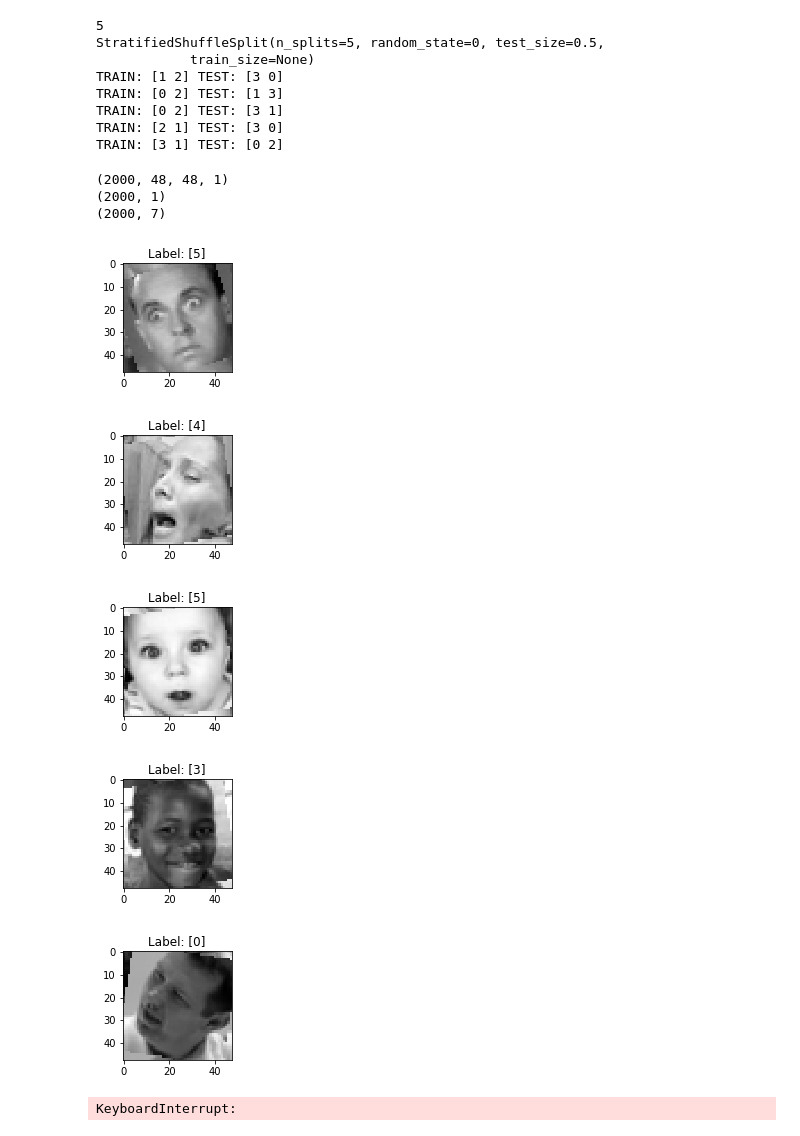
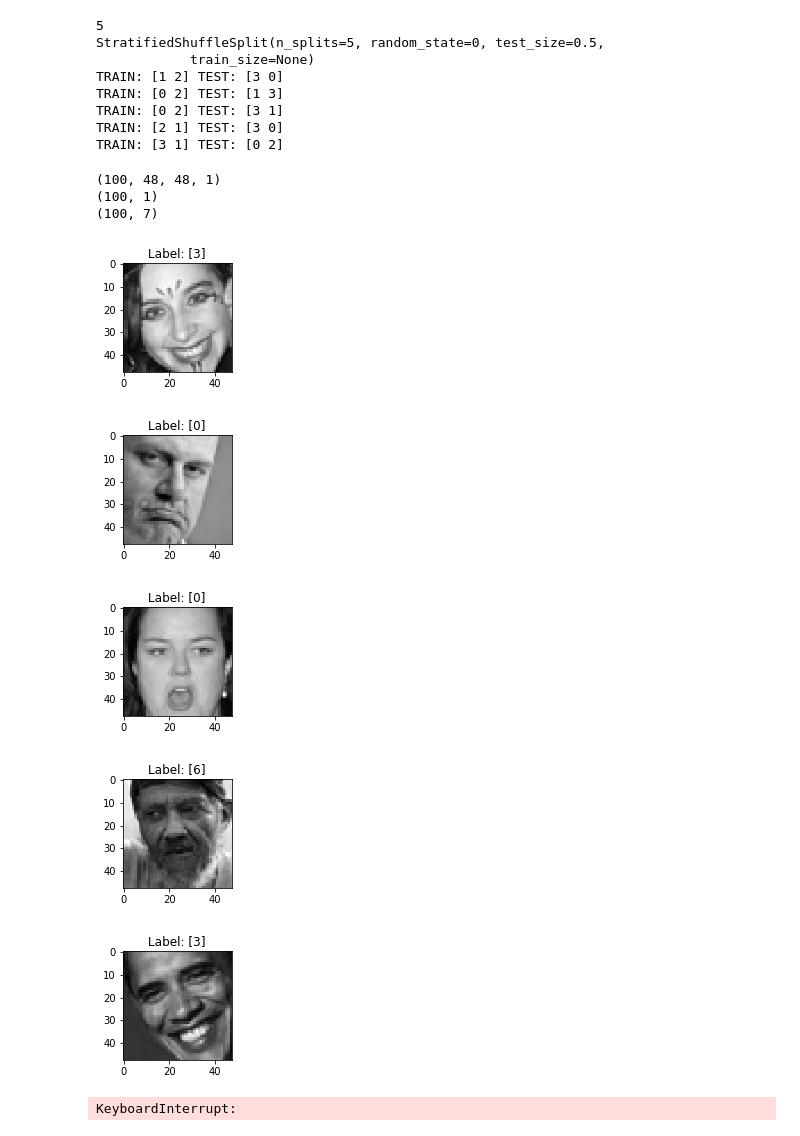
Before and after one commit to frankShih/face_classification_keras, a Jupyter notebook: expression_classification.ipynb, the cells around one changed output. Cells and saved outputs as stored; diff of their text form; code cells hidden in the pictures.

Commit message:
Add more data augmentation options. Add initializer, regularizer to model for testing

```diff
--- a/expression_classification.ipynb
+++ b/expression_classification.ipynb
@@ -142,45 +142,48 @@ from keras.preprocessing.image import ImageDataGenerator, array_to_img, img_to_a
 # import glob
 # import PIL
 
-# datagen = ImageDataGenerator(fill_mode='wrap', rotation_range=20)
-datagen = ImageDataGenerator(fill_mode='wrap', rotation_range=20)
+# datagen = ImageDataGenerator(fill_mode='constant', rotation_range=20)
+# datagen = ImageDataGenerator(fill_mode='constant', shear_range=20)
+# datagen = ImageDataGenerator(fill_mode='constant', zoom_range=0.3)
+datagen = ImageDataGenerator(fill_mode='constant', horizontal_flip=True)
 datagen.fit(trainX)
 counter=0
 trainX_aug = []
 trainY_aug = []
-generate_amount=2000
+generate_amount=100
+
 for bx, by in datagen.flow(trainX, trainY, batch_size=1):
     counter+=1
     if counter>generate_amount: break
 
 #     print(bx.shape, by.shape)
     bx=np.squeeze(bx, axis=3)
 #     print(bx.shape, by.shape)
     bx=np.squeeze(bx, axis=0)
 #     print(bx.shape, by.shape)
 #     plot_image(bx)
     trainX_aug.append(bx)
     trainY_aug.append(by)
 
 trainX_aug = np.concatenate(trainX_aug, axis=0).reshape(generate_amount, 48, 48, 1)
 print(trainX_aug.shape)
 # for t in temp:
 #     plot_image(t)
 trainY_aug = np.vstack(trainY_aug)
 print(trainY_aug.shape)
 trainY_oneHot_aug = np_utils.to_categorical(trainY_aug)
 print(trainY_oneHot_aug.shape)
 for i in range(5):
     plot_image(trainX_aug[i].reshape(48, 48), trainY_aug[i])
 # %% [output]
-(2000, 48, 48, 1)
-(2000, 1)
-(2000, 7)
+(100, 48, 48, 1)
+(100, 1)
+(100, 7)
-[figure, old version]
+[figure, new version]
-[figure, old version]
+[figure, new version]
-[figure, old version]
+[figure, new version]
-[figure, old version]
+[figure, new version]
-[figure, old version]
+[figure, new version]
 # %%
 %matplotlib inline
 
```
Also changed, not shown: parts of 2 cells of this notebook.
